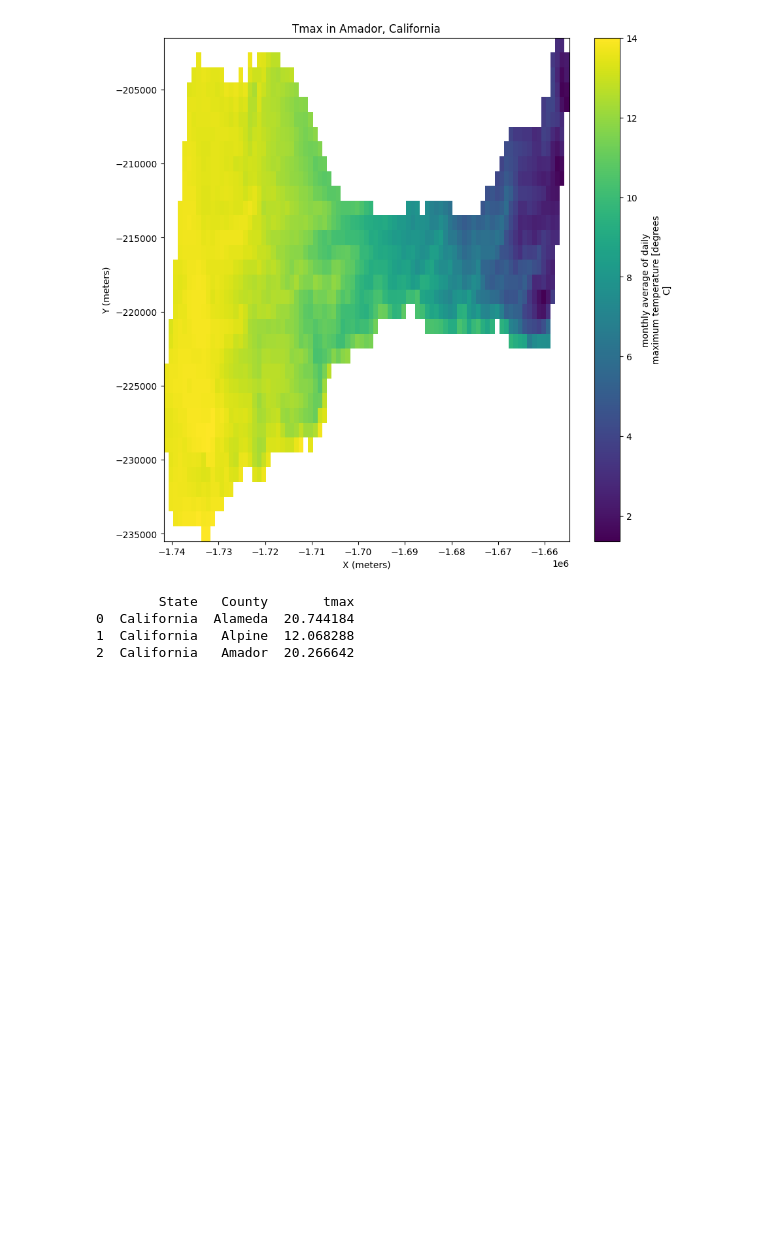
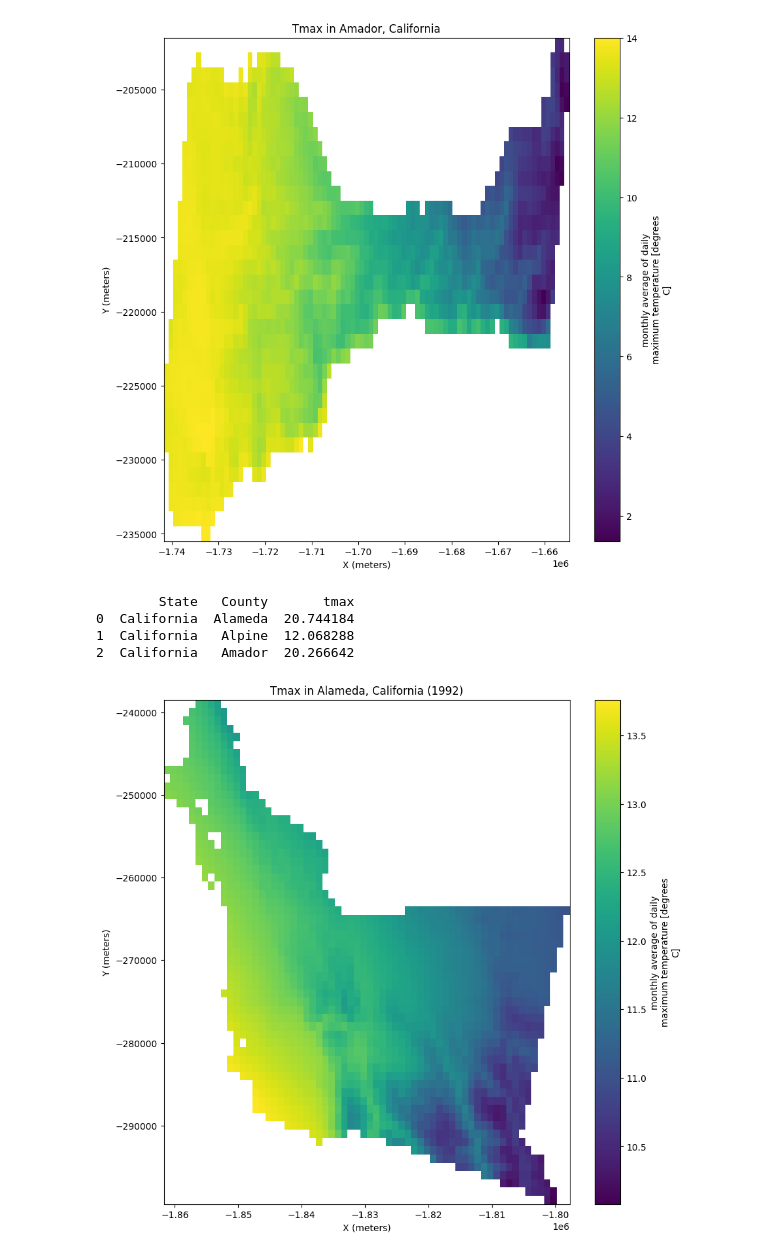
Before and after one commit to CharlesLehnen/DSCI_550_Final_Project, a Jupyter notebook: code/climatic_analysis.ipynb, the cells around one changed output. Saved outputs shown, nothing was run; the diff lists cells and outputs as text; code cells hidden in the pictures; blank space fills up the shorter version.

Commit message:
added year column and the ability to extract it

```diff
--- a/code/climatic_analysis.ipynb
+++ b/code/climatic_analysis.ipynb
@@ -196,7 +196,7 @@ datasets = []
 os.makedirs('netcdf_files', exist_ok=True)
 
 # To save time while testing, extract the first dataset URL from the DataFrame
-data_url = df.loc[0, 'Links']
+data_url = df.loc[12, 'Links']
 
 # Extract the NetCDF file name from the URL
 nc_filename = data_url.split('/')[-1].replace('catalog.html?dataset=', '')
@@ -331,9 +290,0 @@ else:
-# %%
-counties_shapefile = counties_shapefile.to_crs(daymet_crs)
-fig, ax = plt.subplots(figsize=(12, 12))
-ds[var_to_plot].isel(time=0).plot(ax=ax, cmap='viridis', add_colorbar=True)
-counties_shapefile.boundary.plot(ax=ax, edgecolor='red', linewidth=1)
-plt.title(f'{var_to_plot.capitalize()} and Counties')
-plt.xlabel('X (meters)')
-plt.ylabel('Y (meters)')
-plt.show()
@@ -476,3 +425,88 @@ else:
 0  California  Alameda  20.744184
 1  California   Alpine  12.068288
 2  California   Amador  20.266642
+# %%
+import pandas as pd
+import matplotlib.pyplot as plt
+import pyproj
+import rioxarray
+import os
+
+# Define the Daymet CRS using the Proj4 string
+daymet_crs = pyproj.CRS.from_proj4("+proj=lcc +lat_1=25 +lat_2=60 +lat_0=42.5 +lon_0=-100 +x_0=0 +y_0=0 +datum=WGS84 +units=m +no_defs")
+
+# Transform the counties shapefile to the Daymet CRS
+counties_shapefile = counties_shapefile.to_crs(daymet_crs)
+
+# Check if any datasets are loaded
+if len(datasets) > 0:
+    # Select the first dataset
+    ds = datasets[0]
+
+    # Extract the year from the dataset's attributes
+    year = ds.attrs.get('start_year', 'unknown_year')
+
+    # Set the spatial dimensions of the dataset
+    ds = ds.rio.set_spatial_dims(x_dim='x', y_dim='y', inplace=True)
+
+    # Set the coordinate reference system (CRS) of the dataset
+    ds = ds.rio.write_crs(daymet_crs.to_string(), inplace=True)
+
+    # Identify the variable to plot based on user's selection
+    var_to_plot = selected_option.split('/')[-1].split('_')[0]
+
+    # Check if the variable exists in the dataset
+    if var_to_plot in ds:
+        # Initialize a DataFrame to store the results
+        results_df = pd.DataFrame(columns=['State', 'County', 'Year', var_to_plot])
+
+        # Initialize a counter for the number of counties processed
+        county_count = 0
+
+        # Iterate over each county in the counties shapefile
+        for idx, row in counties_shapefile.iterrows():
+            # Clip the data to the current county's boundaries
+            try:
+                clipped = ds[var_to_plot].rio.clip([row['geometry']], ds.rio.crs, drop=True, invert=False)
+
+                # Calculate the average value within the county
+                avg_value = clipped.mean().values.item()
+
+                # Append the results to the DataFrame
+                results_df = results_df.append({'State': row['NAME_1'], 'County': row['NAME_2'], 'Year': year, var_to_plot: avg_value}, ignore_index=True)
+
+                # Plot the data
+                fig, ax = plt.subplots(figsize=(10, 10))
+                clipped.isel(time=0).plot(ax=ax, cmap='viridis', add_colorbar=True)
+                plt.title(f"{var_to_plot.capitalize()} in {row['NAME_2']}, {row['NAME_1']} ({year})")
+                plt.xlabel('X (meters)')
+                plt.ylabel('Y (meters)')
+                plt.show()
+
+                # Increment the county counter
+                county_count += 1
+
+                # Break the loop if 3 counties have been processed
+                if county_count >= 1:
+                    break
+
+            except rioxarray.exceptions.NoDataInBounds:
+                print(f"No data found in bounds for {row['NAME_2']}, {row['NAME_1']}.")
+                continue
+
+        # Display the results DataFrame
+        print(results_df)
+
+        # Define the output file path
+        output_file_path = f'/content/drive/MyDrive/Moths!/output/{state}_{var_to_plot}_{year}.csv'
+
+        # Export the results DataFrame to a CSV file
+        results_df.to_csv(output_file_path, index=False)
+        print(f"Results exported to {output_file_path}")
+
+    else:
+        print(f"The variable '{var_to_plot}' is not found in the dataset.")
+else:
+    print("No datasets are loaded.")
+# %% [output]
+[figure, added]
```
Also changed, not shown: parts of 4 cells of this notebook, 4 other files.
